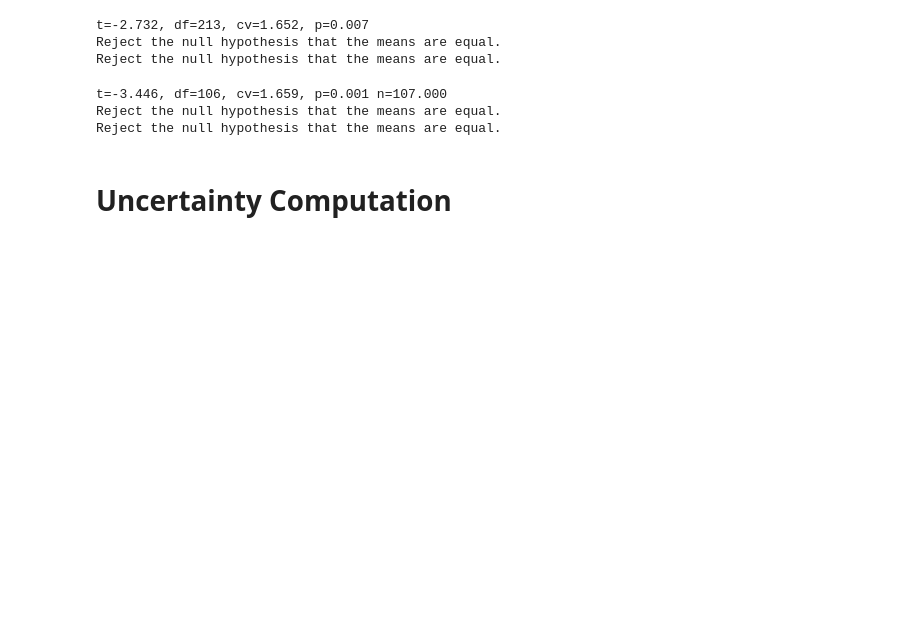
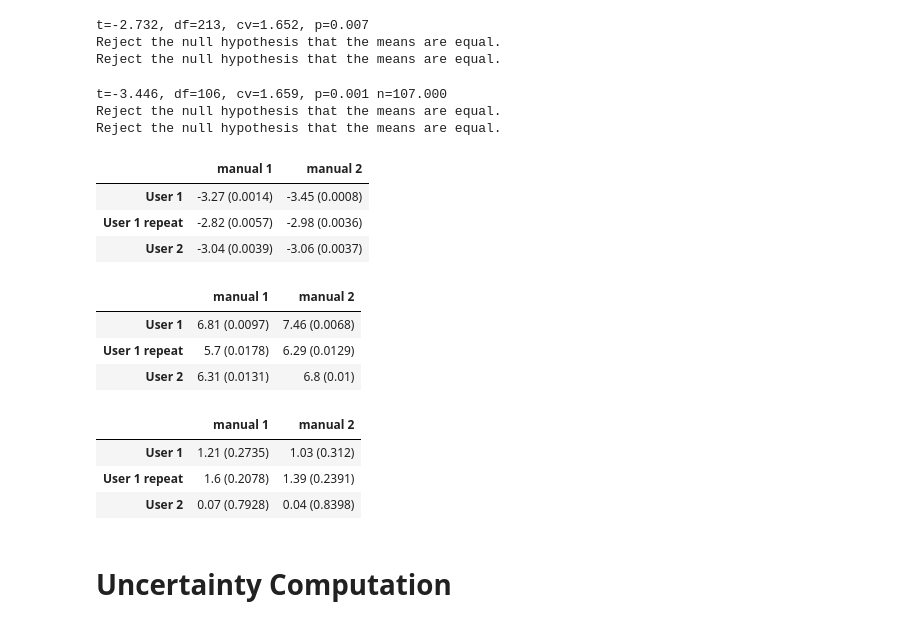
Before and after one commit to WorkingTrees/SamplingPaper, a Jupyter notebook: code/00_compile_data_test.ipynb, the cells around one changed output. Drawn from its saved outputs; the diff is of its cells as text; code cells hidden in the pictures; blank space fills up the shorter version.

Commit message:
add results of statistical test

```diff
--- a/code/00_compile_data_test.ipynb
+++ b/code/00_compile_data_test.ipynb
@@ -542,5 +542,52 @@ else:
 t=-3.446, df=106, cv=1.659, p=0.001 n=107.000
 Reject the null hypothesis that the means are equal.
 Reject the null hypothesis that the means are equal.
-# %% [markdown]
-# Uncertainty Computation
+# %%
+group1 = ['User 1','User 1 repeat','User 2']
+group2 = ['manual 1', 'manual 2']
+
+combos = list(itertools.product(group1,group2))
+
+f_stats = pd.DataFrame(columns = group2, index = group1).astype(float)
+f_stats_p = pd.DataFrame(columns = group2, index = group1).astype(float)
+f_odf = pd.DataFrame(columns = group2, index = group1)
+
+l_stats = pd.DataFrame(columns = group2, index = group1).astype(float)
+l_stats_p = pd.DataFrame(columns = group2, index = group1).astype(float)
+l_odf = pd.DataFrame(columns = group2, index = group1)
+
+t_stats = pd.DataFrame(columns = group2, index = group1).astype(float)
+t_stats_p = pd.DataFrame(columns = group2, index = group1).astype(float)
+t_odf = pd.DataFrame(columns = group2, index = group1)
+
+it_stats = pd.DataFrame(columns = group2, index = group1).astype(float)
+it_stats_p = pd.DataFrame(columns = group2, index = group1).astype(float)
+it_odf = pd.DataFrame(columns = group2, index = group1)
+
+
+for combo in combos:
+    v1 = combo[0]
+    v2 = combo[1]
+
+    levene, lp = stats.levene(anovadf[v1].dropna(), anovadf[v2].dropna())
+    l_stats.loc[combo] = levene
+    l_stats_p.loc[combo] = lp
+    l_odf.loc[combo] = (str(round(levene,2)) + " ({})".format(str(round(lp,4))))
+
+    f_test, fp = stats.f_oneway(anovadf[v1].dropna(), anovadf[v2].dropna())
+    f_stats.loc[combo] = f_test
+    f_stats_p.loc[combo] = fp
+    f_odf.loc[combo] = (str(round(f_test,2)) + " ({})".format(str(round(fp,4))))
+
+    t_stat, df, cv, p, n = dependent_ttest(anovadf[v1], anovadf[v2], 0.05)
+    t_odf.loc[combo] = (str(round(t_stat,2)) + " ({})".format(str(round(p,4))))
+
+    t_stat, df, cv, p, n = dependent_ttest(anovadf[v1], anovadf[v2], 0.05)
+    t_odf.loc[combo] = (str(round(t_stat,2)) + " ({})".format(str(round(p,4))))
+# %%
+t_odf
+# %% [output]
+|  | manual 1 | manual 2 |
+| User 1 | -3.27 (0.0014) | -3.45 (0.0008) |
+| User 1 repeat | -2.82 (0.0057) | -2.98 (0.0036) |
+| User 2 | -3.04 (0.0039) | -3.06 (0.0037) |
@@ -546,0 +596,7 @@ Reject the null hypothesis that the means are equal.
+# %%
+f_odf
+# %% [output]
+|  | manual 1 | manual 2 |
+| User 1 | 6.81 (0.0097) | 7.46 (0.0068) |
+| User 1 repeat | 5.7 (0.0178) | 6.29 (0.0129) |
+| User 2 | 6.31 (0.0131) | 6.8 (0.01) |
@@ -546,0 +605,7 @@ Reject the null hypothesis that the means are equal.
+# %%
+l_odf
+# %% [output]
+|  | manual 1 | manual 2 |
+| User 1 | 1.21 (0.2735) | 1.03 (0.312) |
+| User 1 repeat | 1.6 (0.2078) | 1.39 (0.2391) |
+| User 2 | 0.07 (0.7928) | 0.04 (0.8398) |
@@ -547,3 +614,5 @@ Reject the null hypothesis that the means are equal.
+# %% [markdown]
+# Uncertainty Computation
 # %%
 # Jenkins equtions For mixed hardwoods
 
```
Also changed, not shown: parts of 36 cells of this notebook.
